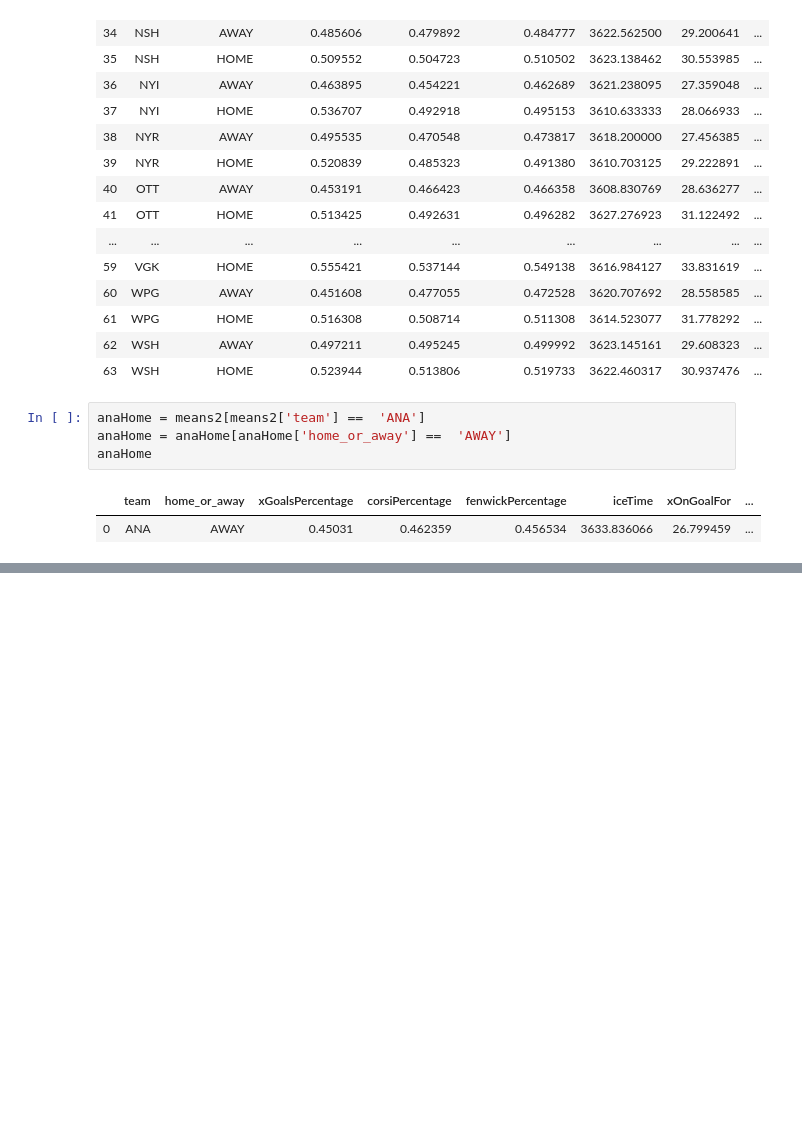
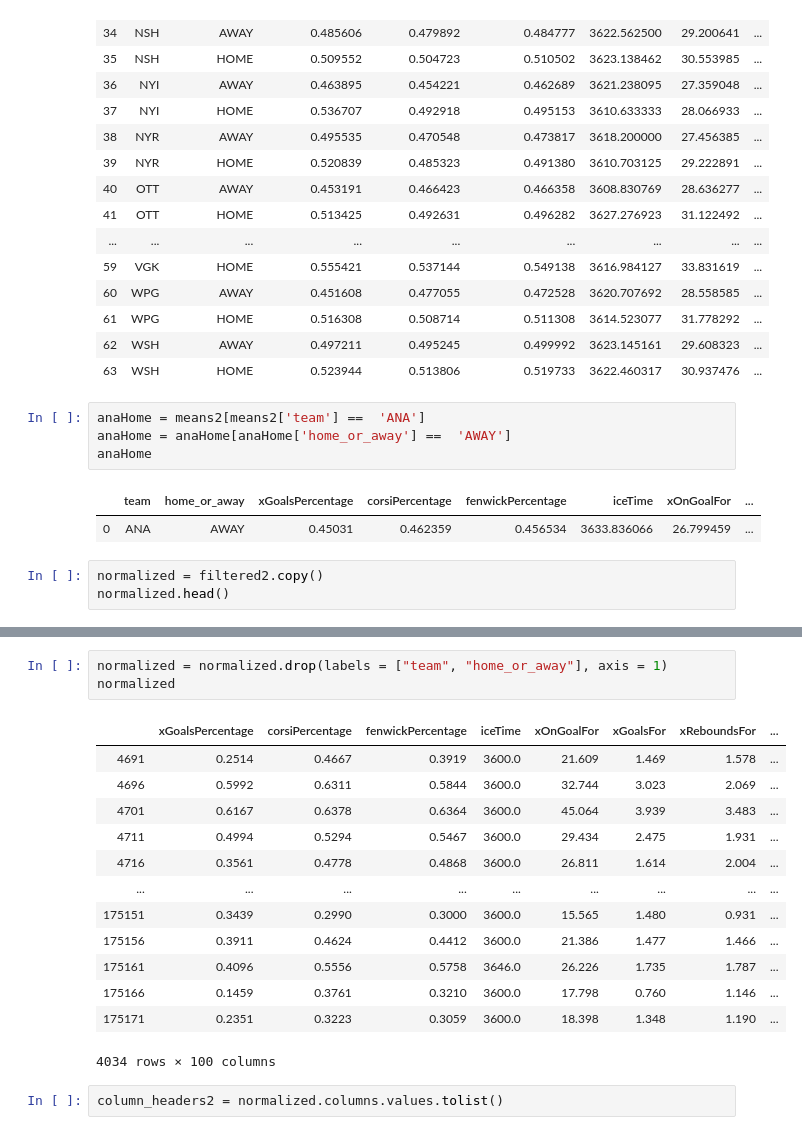
Before and after one commit to nanderson1982/NHL_Predicto, a Jupyter notebook: model/testing.ipynb, the cells around one changed output, grey strips where cells are left out. Drawn from its saved outputs; the diff is of its cells as text; blank space fills up the shorter version.

```diff
--- a/model/testing.ipynb
+++ b/model/testing.ipynb
@@ -288,3 +288,6 @@ anaHome
 # %% [output]
 |  | team | home_or_away | xGoalsPercentage | corsiPercentage | fenwickPercentage | iceTime | xOnGoalFor | ... |
 | 0 | ANA | AWAY | 0.45031 | 0.462359 | 0.456534 | 3633.836066 | 26.799459 | ... |
+# %%
+normalized = filtered2.copy()
+normalized.head()
@@ -290,0 +318,19 @@ anaHome
+# %%
+normalized = normalized.drop(labels = ["team", "home_or_away"], axis = 1)
+normalized
+# %% [output]
+|  | xGoalsPercentage | corsiPercentage | fenwickPercentage | iceTime | xOnGoalFor | xGoalsFor | xReboundsFor | ... |
+| 4691 | 0.2514 | 0.4667 | 0.3919 | 3600.0 | 21.609 | 1.469 | 1.578 | ... |
+| 4696 | 0.5992 | 0.6311 | 0.5844 | 3600.0 | 32.744 | 3.023 | 2.069 | ... |
+| 4701 | 0.6167 | 0.6378 | 0.6364 | 3600.0 | 45.064 | 3.939 | 3.483 | ... |
+| 4711 | 0.4994 | 0.5294 | 0.5467 | 3600.0 | 29.434 | 2.475 | 1.931 | ... |
+| 4716 | 0.3561 | 0.4778 | 0.4868 | 3600.0 | 26.811 | 1.614 | 2.004 | ... |
+| ... | ... | ... | ... | ... | ... | ... | ... | ... |
+| 175151 | 0.3439 | 0.2990 | 0.3000 | 3600.0 | 15.565 | 1.480 | 0.931 | ... |
+| 175156 | 0.3911 | 0.4624 | 0.4412 | 3600.0 | 21.386 | 1.477 | 1.466 | ... |
+| 175161 | 0.4096 | 0.5556 | 0.5758 | 3646.0 | 26.226 | 1.735 | 1.787 | ... |
+| 175166 | 0.1459 | 0.3761 | 0.3210 | 3600.0 | 17.798 | 0.760 | 1.146 | ... |
+| 175171 | 0.2351 | 0.3223 | 0.3059 | 3600.0 | 18.398 | 1.348 | 1.190 | ... |
+4034 rows × 100 columns
+# %%
+column_headers2 = normalized.columns.values.tolist()
```
Also changed, not shown: parts of 10 cells of this notebook, 3 other files.
